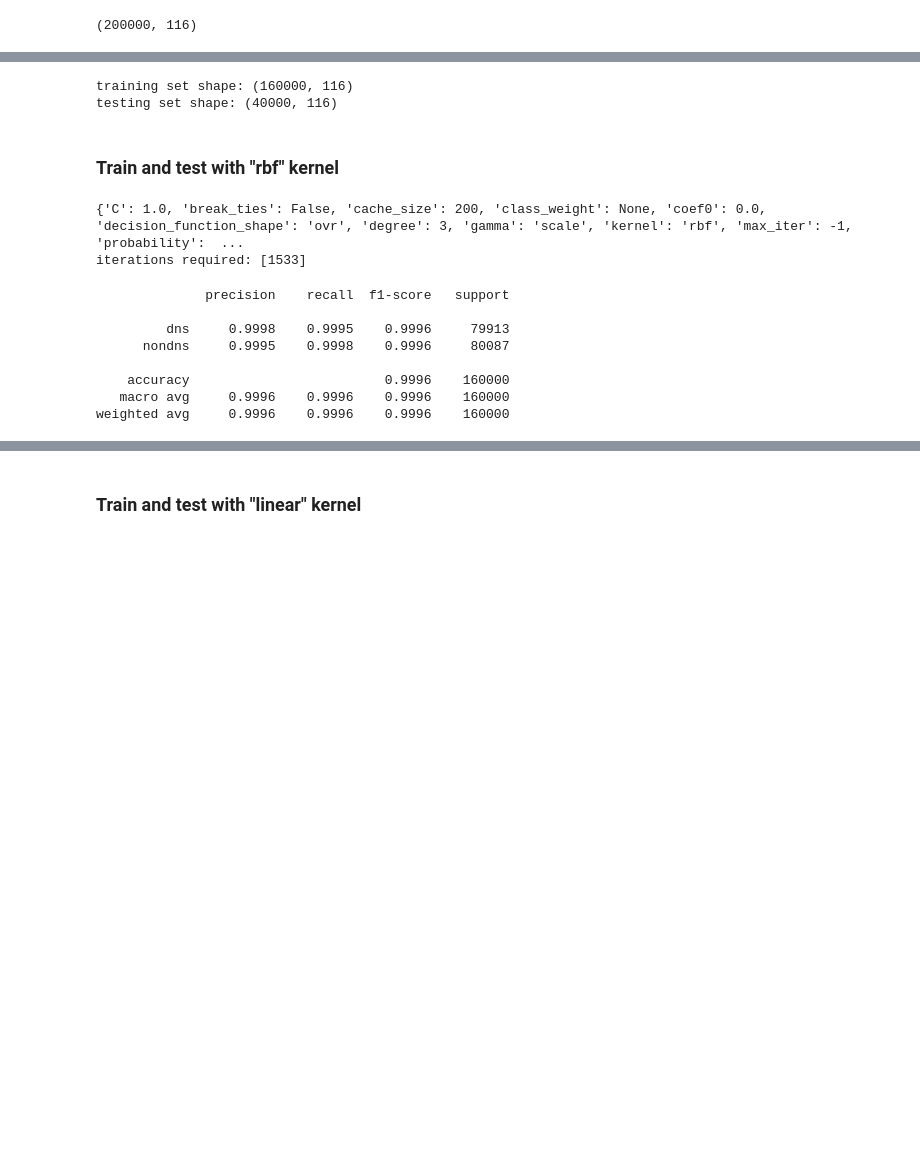
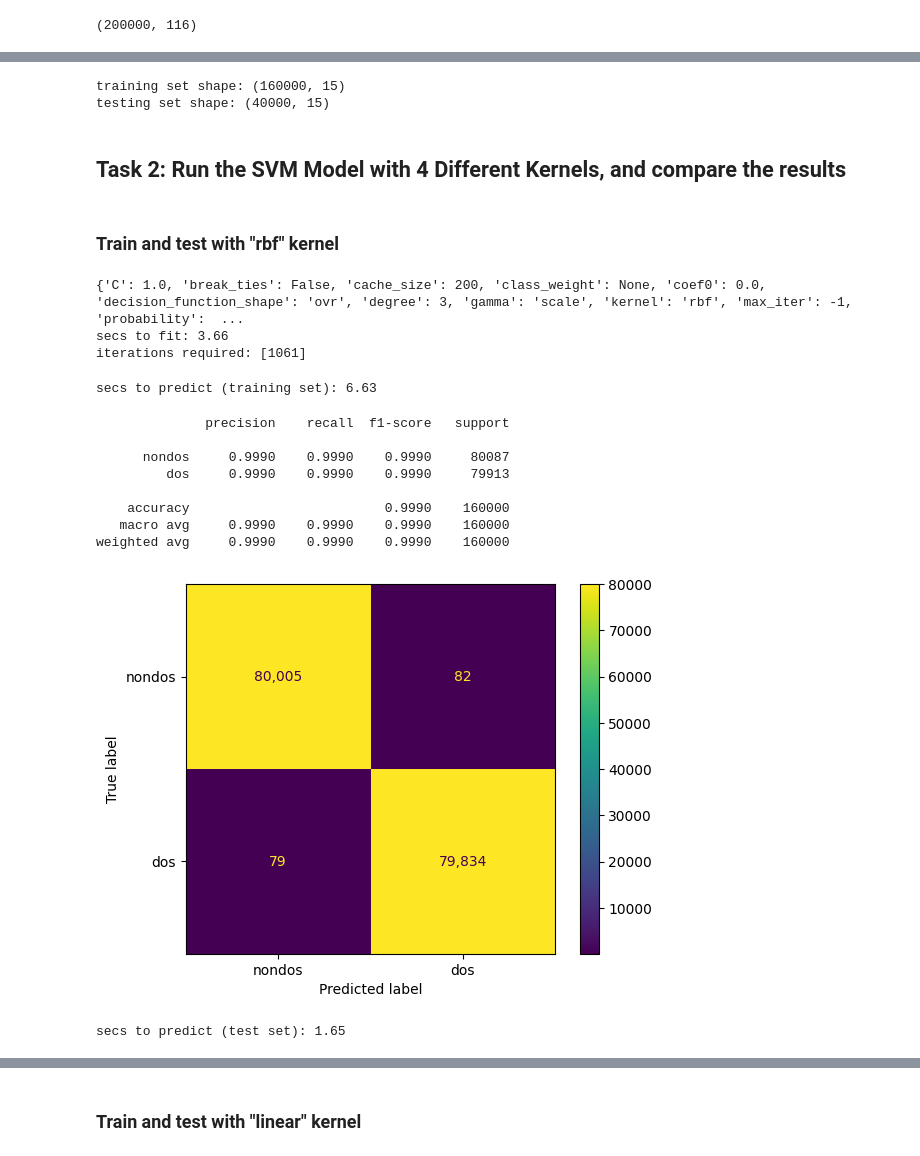
Before and after one commit to jd4633/ml_asgn, a Jupyter notebook: jd4633_asgn04.ipynb, the cells around one changed output, grey strips where cells are left out. Cells and saved outputs as stored; diff of their text form; code cells hidden in the pictures; blank space fills up the shorter version.

```diff
--- a/jd4633_asgn04.ipynb
+++ b/jd4633_asgn04.ipynb
@@ -129,41 +246,77 @@ X_scaled = scaler.transform(X_encoded)
 # %%
-# Then split the data into a training set (80%) and testing set (20%).
+# Split the data into a training set (80%) and testing set (20%).
 from sklearn.model_selection import train_test_split
 
-X_train, X_test, y_train, y_test = train_test_split(X_scaled, y1, test_size=0.2, random_state=0)
+X_train, X_test, y_train, y_test = train_test_split(X_reduced, y1, test_size=0.2, random_state=0)
 print(f"training set shape: {X_train.shape}")
 print(f"testing set shape: {X_test.shape}")
 # %% [output]
-training set shape: (160000, 116)
-testing set shape: (40000, 116)
+training set shape: (160000, 15)
+testing set shape: (40000, 15)
+# %% [markdown]
+## Task 2: Run the SVM Model with 4 Different Kernels, and compare the results
 # %% [markdown]
 ### Train and test with "rbf" kernel
 # %%
+# Create RBF classifier and train with the training set.
 from sklearn.svm import SVC
+import time
 
 svm1 = SVC(kernel='rbf', random_state=0)
 print(svm1.get_params())
+
+# Time how long it takes to train.
+start = time.time()
 svm1.fit(X_train, y_train)
+end = time.time()
+svm1_train_time = end - start
 
+print(f"secs to fit: {svm1_train_time:.2f}")
 print(f"iterations required: {svm1.n_iter_}")
 # %% [output]
 {'C': 1.0, 'break_ties': False, 'cache_size': 200, 'class_weight': None, 'coef0': 0.0, 'decision_function_shape': 'ovr', 'degree': 3, 'gamma': 'scale', 'kernel': 'rbf', 'max_iter': -1, 'probability':  ...
-iterations required: [1533]
+secs to fit: 3.66
+iterations required: [1061]
+# %%
+# Predict the training set. Time how long it takes to predict.
+start = time.time()
+svm1_train_predict = svm1.predict(X_train)
+end = time.time()
+svm1_pred_time = end - start
+
+print(f"secs to predict (training set): {svm1_pred_time:.2f}")
+# %% [output]
+secs to predict (training set): 6.63
 # %%
-# Build classification report for training data set
+# Print classification report and ConfusionMatrix for training data set
 from sklearn.metrics import classification_report
+from sklearn.metrics import confusion_matrix, ConfusionMatrixDisplay
+import matplotlib.pyplot as plt
 
-target_labels = [1, -1]
-target_names = ['dns', 'nondns']
-y_pred_train = svm1.predict(X_train)
-print(classification_report(y_train, y_pred_train, labels=target_labels, target_names=target_names, digits=4))
+target_labels = [0, 1]
+target_names = ['nondos', 'dos']
+print(classification_report(y_train, svm1_train_predict, labels=target_labels, target_names=target_names, digits=4))
+
+ConfusionMatrixDisplay.from_predictions(y_train, svm1_train_predict, values_format=",", display_labels = target_names)
+plt.show()
 # %% [output]
               precision    recall  f1-score   support
 
-         dns     0.9998    0.9995    0.9996     79913
-      nondns     0.9995    0.9998    0.9996     80087
+      nondos     0.9990    0.9990    0.9990     80087
+         dos     0.9990    0.9990    0.9990     79913
 
-    accuracy                         0.9996    160000
-   macro avg     0.9996    0.9996    0.9996    160000
-weighted avg     0.9996    0.9996    0.9996    160000
+    accuracy                         0.9990    160000
+   macro avg     0.9990    0.9990    0.9990    160000
+weighted avg     0.9990    0.9990    0.9990    160000
+[figure, added]
+# %%
+# Predict the test set. Time how long it takes to predict.
+start = time.time()
+svm1_test_predict = svm1.predict(X_test)
+end = time.time()
+svm1_test_time = end - start
+
+print(f"secs to predict (test set): {svm1_test_time:.2f}")
+# %% [output]
+secs to predict (test set): 1.65
 # %%
```
Also changed, not shown: parts of 68 cells of this notebook.
